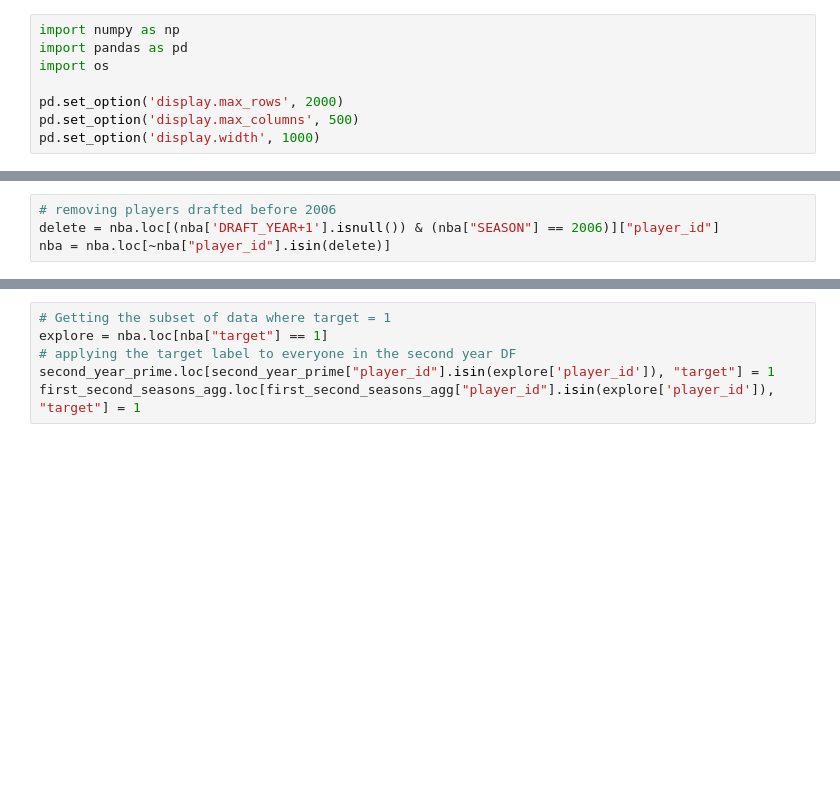
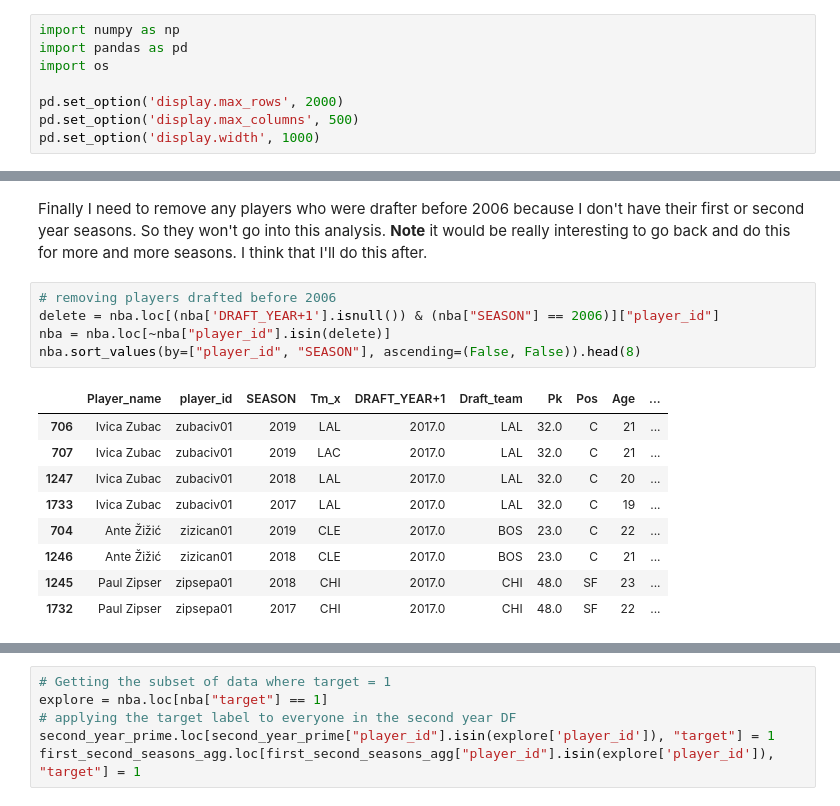
Before and after one commit to pwalesdi/NBA_Player_Prediction, a Jupyter notebook: Notebooks/1.2_NBA_Preprocessing.ipynb, the cells around one changed output, grey strips where cells are left out. Saved outputs shown, nothing was run; the diff lists cells and outputs as text; blank space fills up the shorter version.

```diff
--- a/Notebooks/1.2_NBA_Preprocessing.ipynb
+++ b/Notebooks/1.2_NBA_Preprocessing.ipynb
@@ -87,4 +99,17 @@ for i in range(2, 6):
+# %% [markdown]
+Finally I need to remove any players who were drafter before 2006 because I don't have their first or second year seasons. So they won't go into this analysis. **Note** it would be really interesting to go back and do this for more and more seasons. I think that I'll do this after.
 # %%
 # removing players drafted before 2006
 delete = nba.loc[(nba['DRAFT_YEAR+1'].isnull()) & (nba["SEASON"] == 2006)]["player_id"]
 nba = nba.loc[~nba["player_id"].isin(delete)]
+nba.sort_values(by=["player_id", "SEASON"], ascending=(False, False)).head(8)
+# %% [output]
+|  | Player_name | player_id | SEASON | Tm_x | DRAFT_YEAR+1 | Draft_team | Pk | Pos | Age | ... |
+| 706 | Ivica Zubac | zubaciv01 | 2019 | LAL | 2017.0 | LAL | 32.0 | C | 21 | ... |
+| 707 | Ivica Zubac | zubaciv01 | 2019 | LAC | 2017.0 | LAL | 32.0 | C | 21 | ... |
+| 1247 | Ivica Zubac | zubaciv01 | 2018 | LAL | 2017.0 | LAL | 32.0 | C | 20 | ... |
+| 1733 | Ivica Zubac | zubaciv01 | 2017 | LAL | 2017.0 | LAL | 32.0 | C | 19 | ... |
+| 704 | Ante Žižić | zizican01 | 2019 | CLE | 2017.0 | BOS | 23.0 | C | 22 | ... |
+| 1246 | Ante Žižić | zizican01 | 2018 | CLE | 2017.0 | BOS | 23.0 | C | 21 | ... |
+| 1245 | Paul Zipser | zipsepa01 | 2018 | CHI | 2017.0 | CHI | 48.0 | SF | 23 | ... |
+| 1732 | Paul Zipser | zipsepa01 | 2017 | CHI | 2017.0 | CHI | 48.0 | SF | 22 | ... |
```
Also changed, not shown: parts of 21 cells of this notebook, 6 other files.
